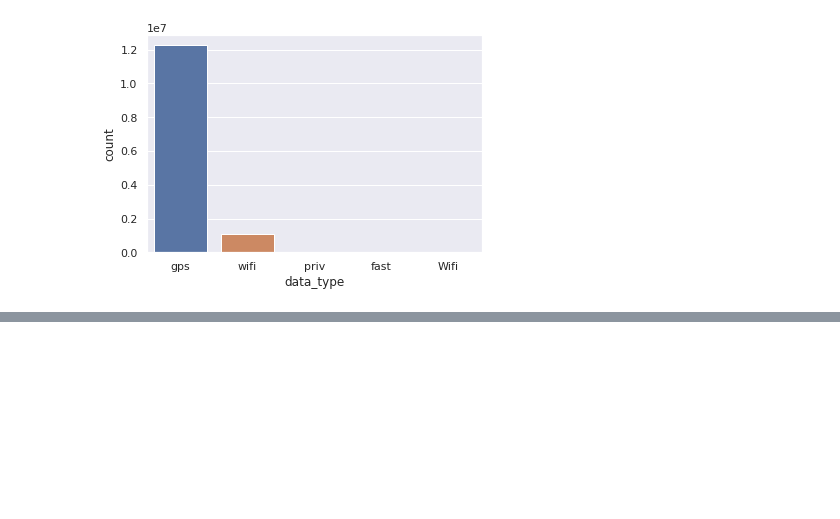
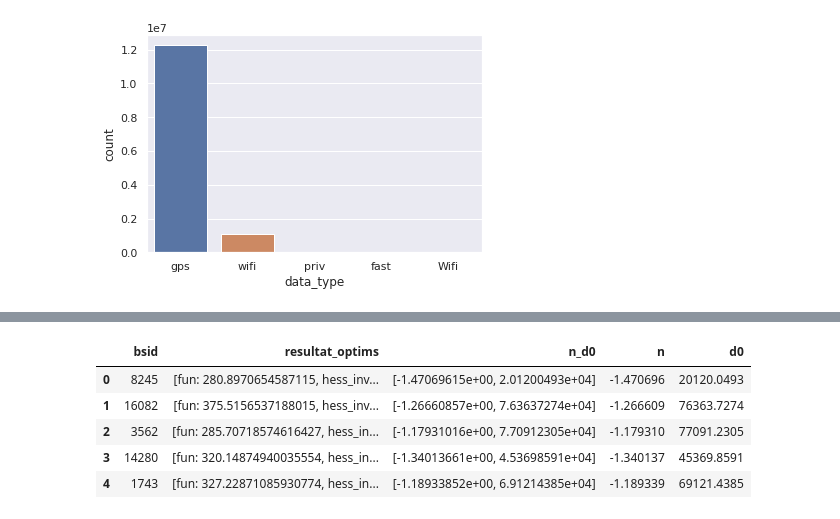
Before and after one commit to vcharvet/geoloc-challenge, a Jupyter notebook: notebooks/feature_exploration.ipynb, the cells around one changed output, grey strips where cells are left out. Cells and saved outputs as stored; diff of their text form; code cells hidden in the pictures; blank space fills up the shorter version.

```diff
--- a/notebooks/feature_exploration.ipynb
+++ b/notebooks/feature_exploration.ipynb
@@ -210,0 +215,3 @@ ValueError: max must be larger than min in range parameter.
+# %%
+rssi_path = 'data/rssi_params.csv'
+df_params = pd.read_csv(rssi_path, sep=';').drop('Unnamed: 0', axis=1)
@@ -210,0 +241,4 @@ ValueError: max must be larger than min in range parameter.
+# %%
+df_params['resultat_optims'] = df_params['resultat_optims'].apply(lambda s: s.strip().split('\n'))
+
+df_params.head()
@@ -210,0 +256,4 @@ ValueError: max must be larger than min in range parameter.
+# %%
+df_params['n_d0'] = df_params['resultat_optims']\
+    .apply(lambda l: l[10].strip().replace('x: array([', '').replace('])', '').split(','))
+df_params.head()
@@ -210,0 +267,12 @@ ValueError: max must be larger than min in range parameter.
+# %%
+df_params['n'] = df_params['n_d0'].apply(lambda l: float(l[0]))
+df_params['d0'] = df_params['n_d0'].apply(lambda l: float(l[1]))
+
+df_params.head()
+# %% [output]
+|  | bsid | resultat_optims | n_d0 | n | d0 |
+| 0 | 8245 | [fun: 280.8970654587115, hess_inv... | [-1.47069615e+00, 2.01200493e+04] | -1.470696 | 20120.0493 |
+| 1 | 16082 | [fun: 375.5156537188015, hess_inv... | [-1.26660857e+00, 7.63637274e+04] | -1.266609 | 76363.7274 |
+| 2 | 3562 | [fun: 285.70718574616427, hess_in... | [-1.17931016e+00, 7.70912305e+04] | -1.179310 | 77091.2305 |
+| 3 | 14280 | [fun: 320.14874940035554, hess_in... | [-1.34013661e+00, 4.53698591e+04] | -1.340137 | 45369.8591 |
+| 4 | 1743 | [fun: 327.22871085930774, hess_in... | [-1.18933852e+00, 6.91214385e+04] | -1.189339 | 69121.4385 |
```
Also changed, not shown: parts of 23 cells of this notebook.
